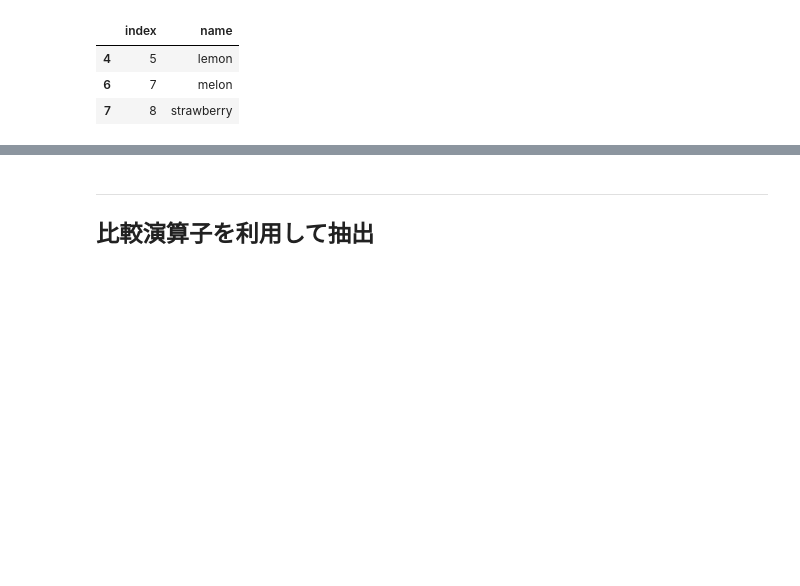
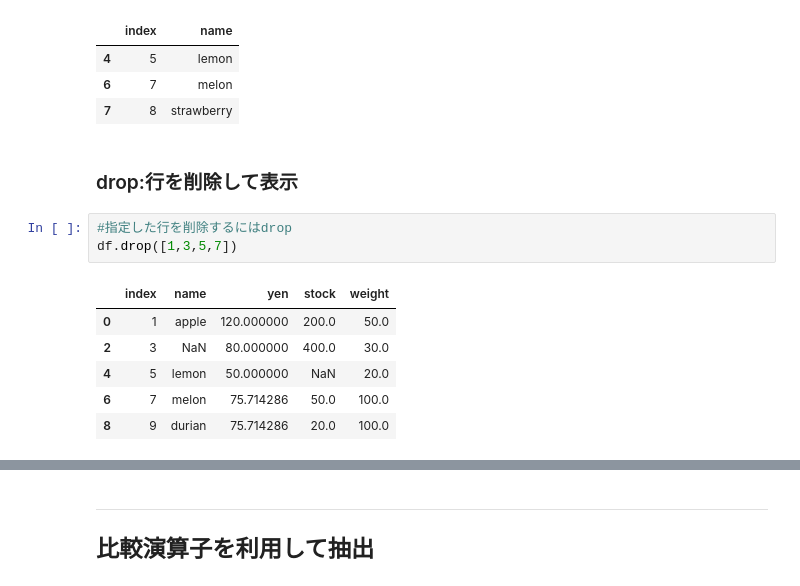
Before and after one commit to WAT36/python, a Jupyter notebook: cheatsheet/pandas.ipynb, the cells around one changed output, grey strips where cells are left out. Saved outputs shown, nothing was run; the diff lists cells and outputs as text; blank space fills up the shorter version.

```diff
--- a/cheatsheet/pandas.ipynb
+++ b/cheatsheet/pandas.ipynb
@@ -234,3 +242,15 @@ df.iloc[[4,6,7],[0,1]]
 | 4 | 5 | lemon |
 | 6 | 7 | melon |
 | 7 | 8 | strawberry |
+# %% [markdown]
+### drop:行を削除して表示
+# %%
+#指定した行を削除するにはdrop
+df.drop([1,3,5,7])
+# %% [output]
+|  | index | name | yen | stock | weight |
+| 0 | 1 | apple | 120.000000 | 200.0 | 50.0 |
+| 2 | 3 | NaN | 80.000000 | 400.0 | 30.0 |
+| 4 | 5 | lemon | 50.000000 | NaN | 20.0 |
+| 6 | 7 | melon | 75.714286 | 50.0 | 100.0 |
+| 8 | 9 | durian | 75.714286 | 20.0 | 100.0 |
```
Also changed, not shown: parts of 6 cells of this notebook.
